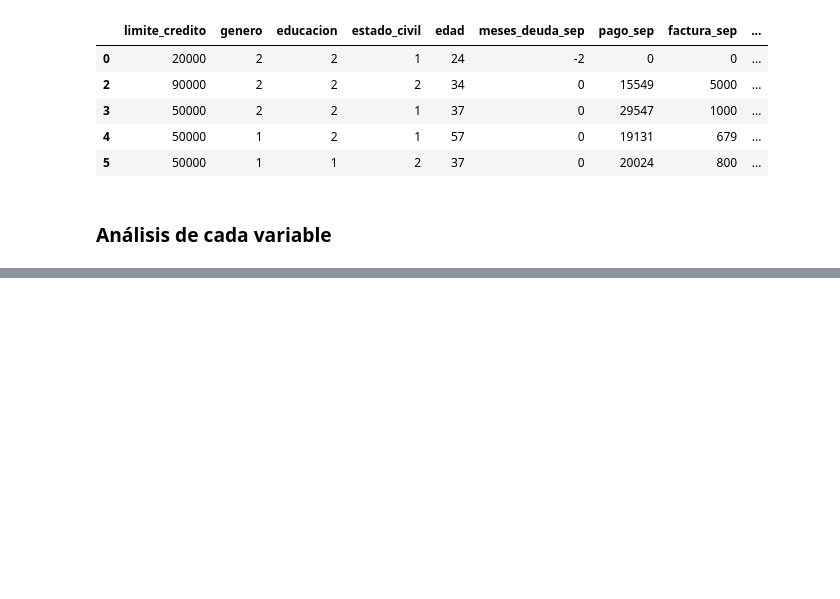
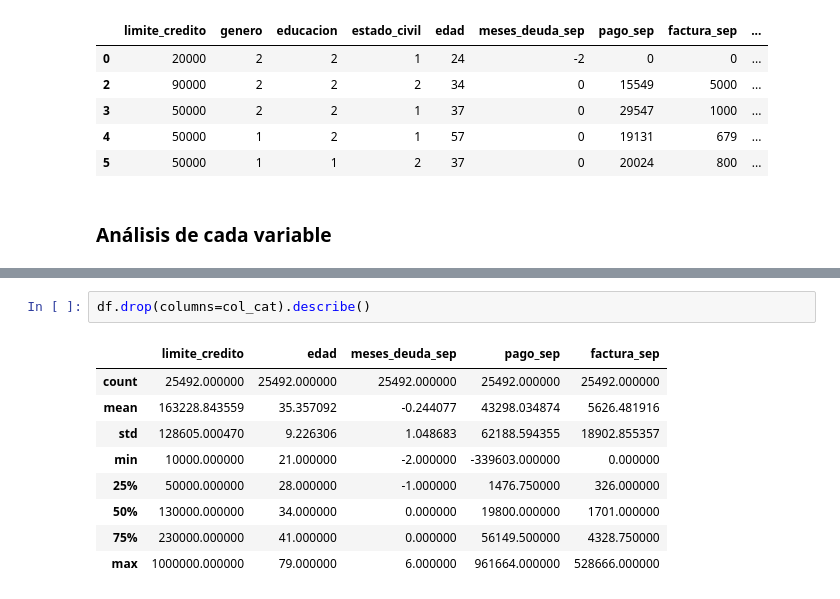
Before and after one commit to matvergara/CreditDefault-IAA-TPF, a Jupyter notebook: notebooks/02-eda.ipynb, the cells around one changed output, grey strips where cells are left out. Cells and saved outputs as stored; diff of their text form; blank space fills up the shorter version.

```diff
--- a/notebooks/02-eda.ipynb
+++ b/notebooks/02-eda.ipynb
@@ -105 +73,13 @@ plt.show()
+# %%
+df.drop(columns=col_cat).describe()
+# %% [output]
+|  | limite_credito | edad | meses_deuda_sep | pago_sep | factura_sep |
+| count | 25492.000000 | 25492.000000 | 25492.000000 | 25492.000000 | 25492.000000 |
+| mean | 163228.843559 | 35.357092 | -0.244077 | 43298.034874 | 5626.481916 |
+| std | 128605.000470 | 9.226306 | 1.048683 | 62188.594355 | 18902.855357 |
+| min | 10000.000000 | 21.000000 | -2.000000 | -339603.000000 | 0.000000 |
+| 25% | 50000.000000 | 28.000000 | -1.000000 | 1476.750000 | 326.000000 |
+| 50% | 130000.000000 | 34.000000 | 0.000000 | 19800.000000 | 1701.000000 |
+| 75% | 230000.000000 | 41.000000 | 0.000000 | 56149.500000 | 4328.750000 |
+| max | 1000000.000000 | 79.000000 | 6.000000 | 961664.000000 | 528666.000000 |
 # %%
```
Also changed, not shown: parts of 5 cells of this notebook.
